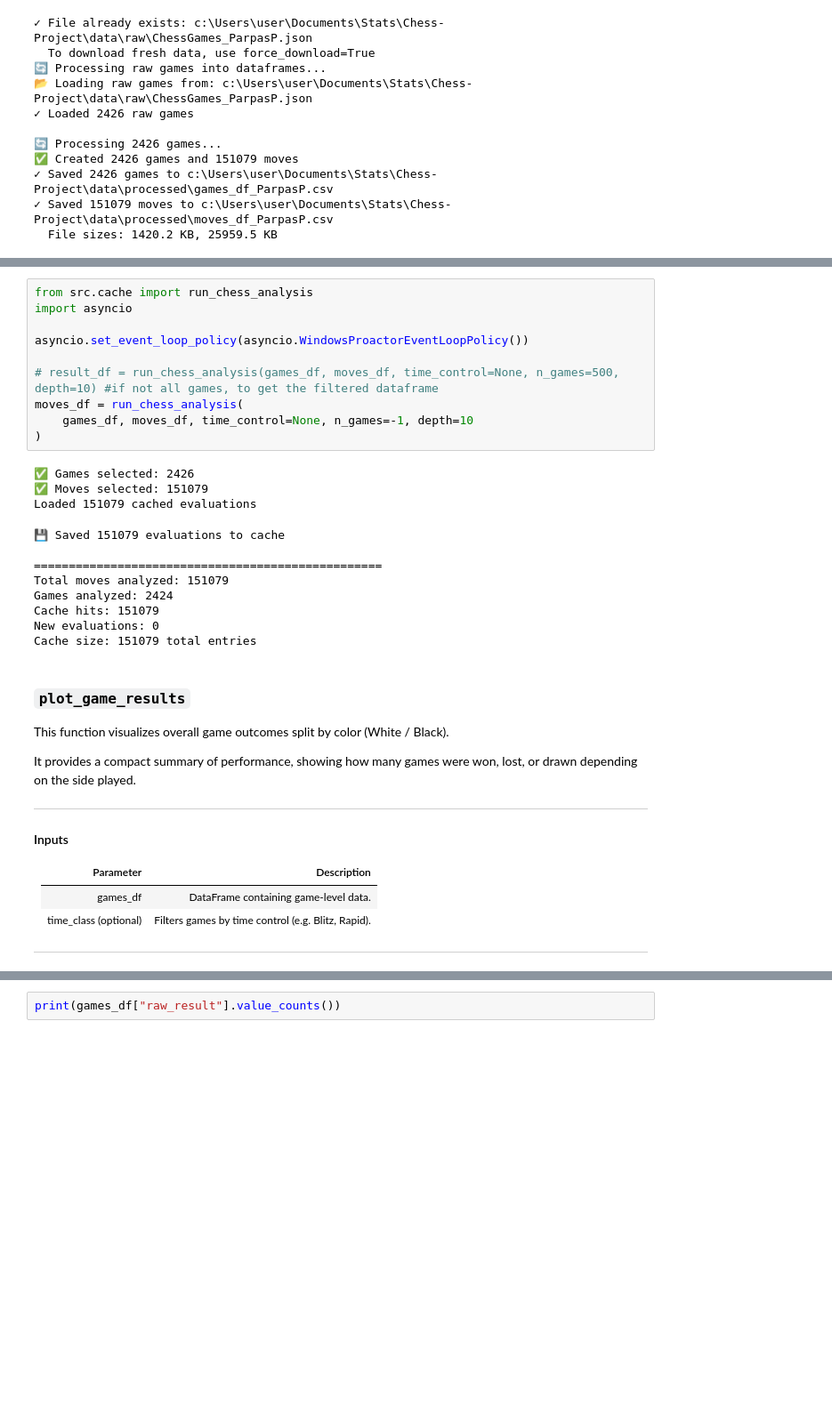
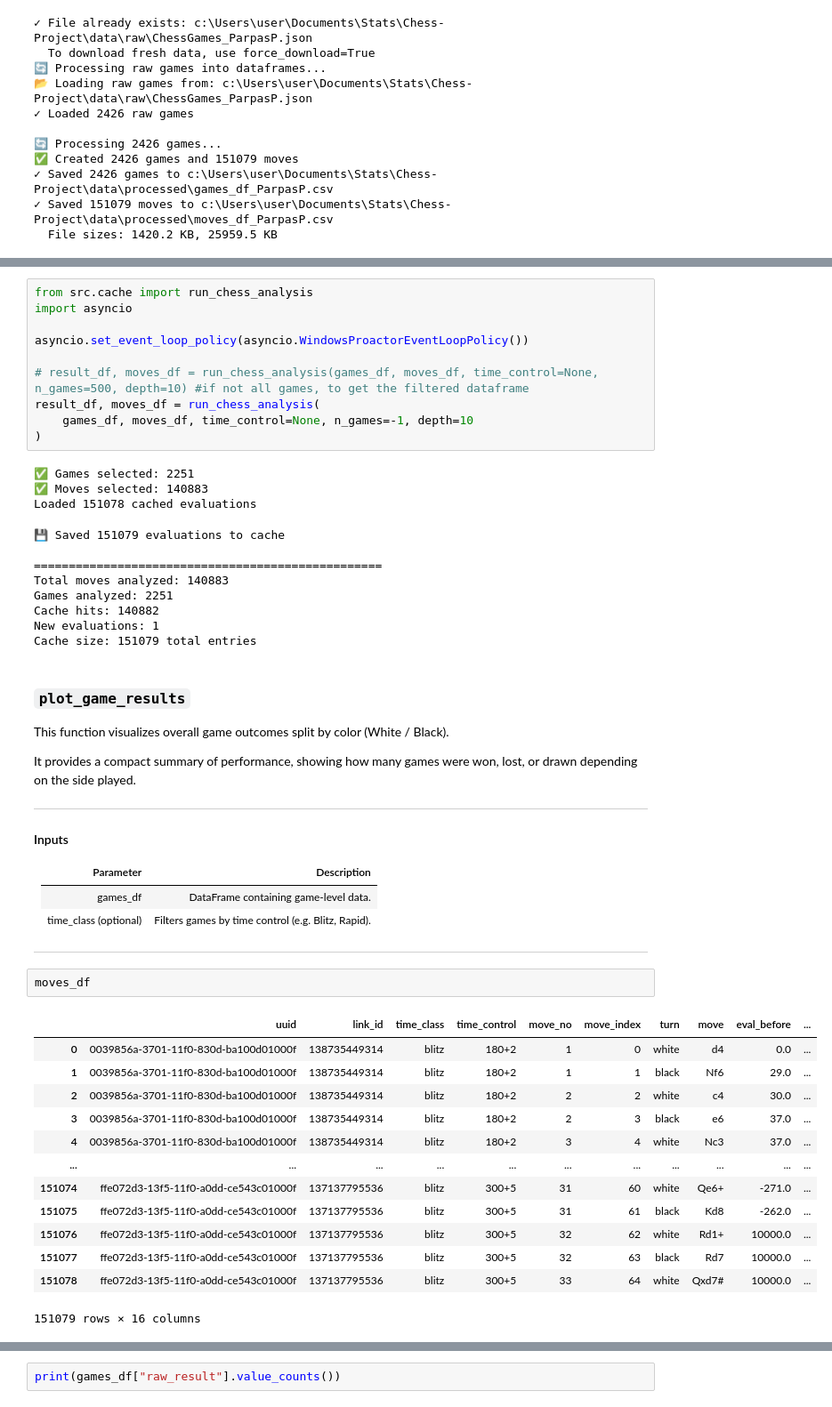
Before and after one commit to ParpasP/Chess-Project, a Jupyter notebook: ChessProject.ipynb, the cells around one changed output, grey strips where cells are left out. Shown at 89% size. Drawn from its saved outputs; the diff is of its cells as text; blank space fills up the shorter version.

```diff
--- a/ChessProject.ipynb
+++ b/ChessProject.ipynb
@@ -214,21 +215,21 @@ import asyncio
 
 asyncio.set_event_loop_policy(asyncio.WindowsProactorEventLoopPolicy())
 
-# result_df = run_chess_analysis(games_df, moves_df, time_control=None, n_games=500, depth=10) #if not all games, to get the filtered dataframe
-moves_df = run_chess_analysis(
+# result_df, moves_df = run_chess_analysis(games_df, moves_df, time_control=None, n_games=500, depth=10) #if not all games, to get the filtered dataframe
+result_df, moves_df = run_chess_analysis(
     games_df, moves_df, time_control=None, n_games=-1, depth=10
 )
 # %% [output]
-✅ Games selected: 2426
-✅ Moves selected: 151079
-Loaded 151079 cached evaluations
+✅ Games selected: 2251
+✅ Moves selected: 140883
+Loaded 151078 cached evaluations
 💾 Saved 151079 evaluations to cache
 
 ==================================================
-Total moves analyzed: 151079
-Games analyzed: 2424
-Cache hits: 151079
-New evaluations: 0
+Total moves analyzed: 140883
+Games analyzed: 2251
+Cache hits: 140882
+New evaluations: 1
 Cache size: 151079 total entries
 # %% [markdown]
 ### `plot_game_results`
@@ -241,10 +242,26 @@ It provides a compact summary of performance, showing how many games were won, l
 
 #### Inputs
 
-| Parameter | Description |
-|----------|-------------|
-| games_df | DataFrame containing game-level data. |
+| Parameter             | Description                                        |
+| --------------------- | -------------------------------------------------- |
+| games_df              | DataFrame containing game-level data.              |
 | time_class (optional) | Filters games by time control (e.g. Blitz, Rapid). |
 
 ---
+# %%
+moves_df
+# %% [output]
+|  | uuid | link_id | time_class | time_control | move_no | move_index | turn | move | eval_before | ... |
+| 0 | 0039856a-3701-11f0-830d-ba100d01000f | 138735449314 | blitz | 180+2 | 1 | 0 | white | d4 | 0.0 | ... |
+| 1 | 0039856a-3701-11f0-830d-ba100d01000f | 138735449314 | blitz | 180+2 | 1 | 1 | black | Nf6 | 29.0 | ... |
+| 2 | 0039856a-3701-11f0-830d-ba100d01000f | 138735449314 | blitz | 180+2 | 2 | 2 | white | c4 | 30.0 | ... |
+| 3 | 0039856a-3701-11f0-830d-ba100d01000f | 138735449314 | blitz | 180+2 | 2 | 3 | black | e6 | 37.0 | ... |
+| 4 | 0039856a-3701-11f0-830d-ba100d01000f | 138735449314 | blitz | 180+2 | 3 | 4 | white | Nc3 | 37.0 | ... |
+| ... | ... | ... | ... | ... | ... | ... | ... | ... | ... | ... |
+| 151074 | ffe072d3-13f5-11f0-a0dd-ce543c01000f | 137137795536 | blitz | 300+5 | 31 | 60 | white | Qe6+ | -271.0 | ... |
+| 151075 | ffe072d3-13f5-11f0-a0dd-ce543c01000f | 137137795536 | blitz | 300+5 | 31 | 61 | black | Kd8 | -262.0 | ... |
+| 151076 | ffe072d3-13f5-11f0-a0dd-ce543c01000f | 137137795536 | blitz | 300+5 | 32 | 62 | white | Rd1+ | 10000.0 | ... |
+| 151077 | ffe072d3-13f5-11f0-a0dd-ce543c01000f | 137137795536 | blitz | 300+5 | 32 | 63 | black | Rd7 | 10000.0 | ... |
+| 151078 | ffe072d3-13f5-11f0-a0dd-ce543c01000f | 137137795536 | blitz | 300+5 | 33 | 64 | white | Qxd7# | 10000.0 | ... |
+151079 rows × 16 columns
 # %%
```
Also changed, not shown: parts of 28 cells of this notebook, 5 other files.
